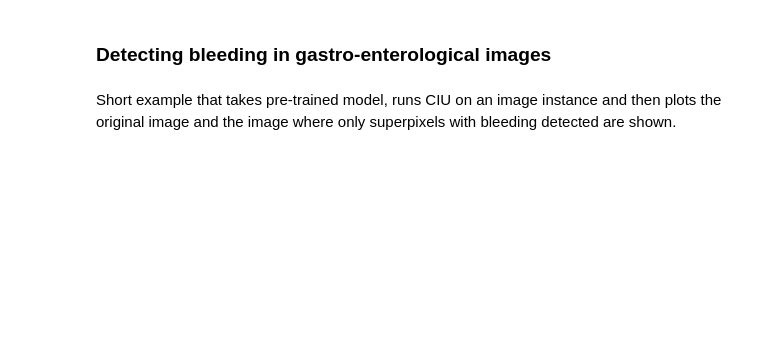
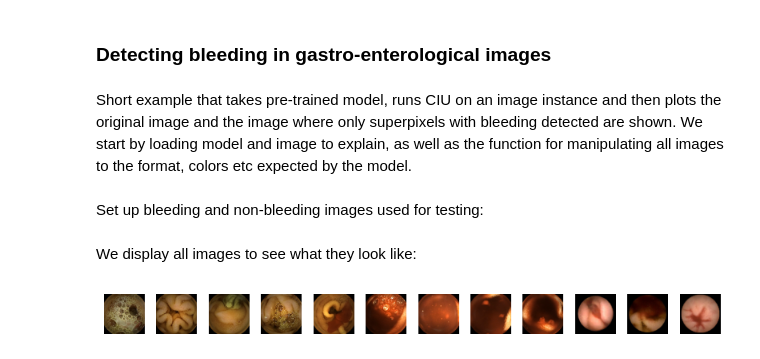
Before and after one commit to KaryFramling/py_ciu_image, a Jupyter notebook: README_notebook.ipynb, the cells around one changed output. Cells and saved outputs as stored; diff of their text form; code cells hidden in the pictures; blank space fills up the shorter version.

```diff
--- a/README_notebook.ipynb
+++ b/README_notebook.ipynb
@@ -32,3 +38,23 @@ WARNING: There was an error checking the latest version of pip.
 ### Detecting bleeding in gastro-enterological images
 # %% [markdown]
 Short example that takes pre-trained model, runs CIU on an image instance and then plots the original image and the image where only superpixels with bleeding detected are shown.
+We start by loading model and image to explain, as well as the function for manipulating all images to the format, colors etc expected by the model.
+# %%
+# Load model and set all needed parameters
+with custom_object_scope({'GlorotUniform': glorot_uniform()}):
+   model = keras.models.load_model('model_full_categorical.h5')
+#model = tf.keras.models.load_model("model_full_categorical.h5")
+out_names = ["NonBleeding", "Bleeding"]
+
+# Images should pass through this function before they are given to the model.
+def transform_img_fn(path_list):
+    out = []
+    for img_path in path_list:
+        img = image.load_img(img_path, target_size=(150, 150))
+        x = image.img_to_array(img)
+        x = np.expand_dims(x, axis=0)
+        x = inc_net.preprocess_input(x)
+        out.append(x)
+    return np.vstack(out) / 2 + 0.5
+# %% [markdown]
+Set up bleeding and non-bleeding images used for testing:
@@ -34,0 +71,14 @@ Short example that takes pre-trained model, runs CIU on an image instance and th
+# %% [markdown]
+We display all images to see what they look like:
+# %%
+# Plot all images
+ncol = len(imgpaths)
+fig, axes = plt.subplots(nrows=1, ncols=ncol, figsize=(8, 8))
+for i in range(0,len(imgs_vstack)):
+    axes[i].imshow(imgs_vstack[i])
+    axes[i].axis('off')
+    #axes[i].set_title(imgnames[i])
+plt.tight_layout() # Adjust spacing between images
+plt.show()
+# %% [output]
+[figure, added]
```
Also changed, not shown: parts of 20 cells of this notebook, 15 other files.
